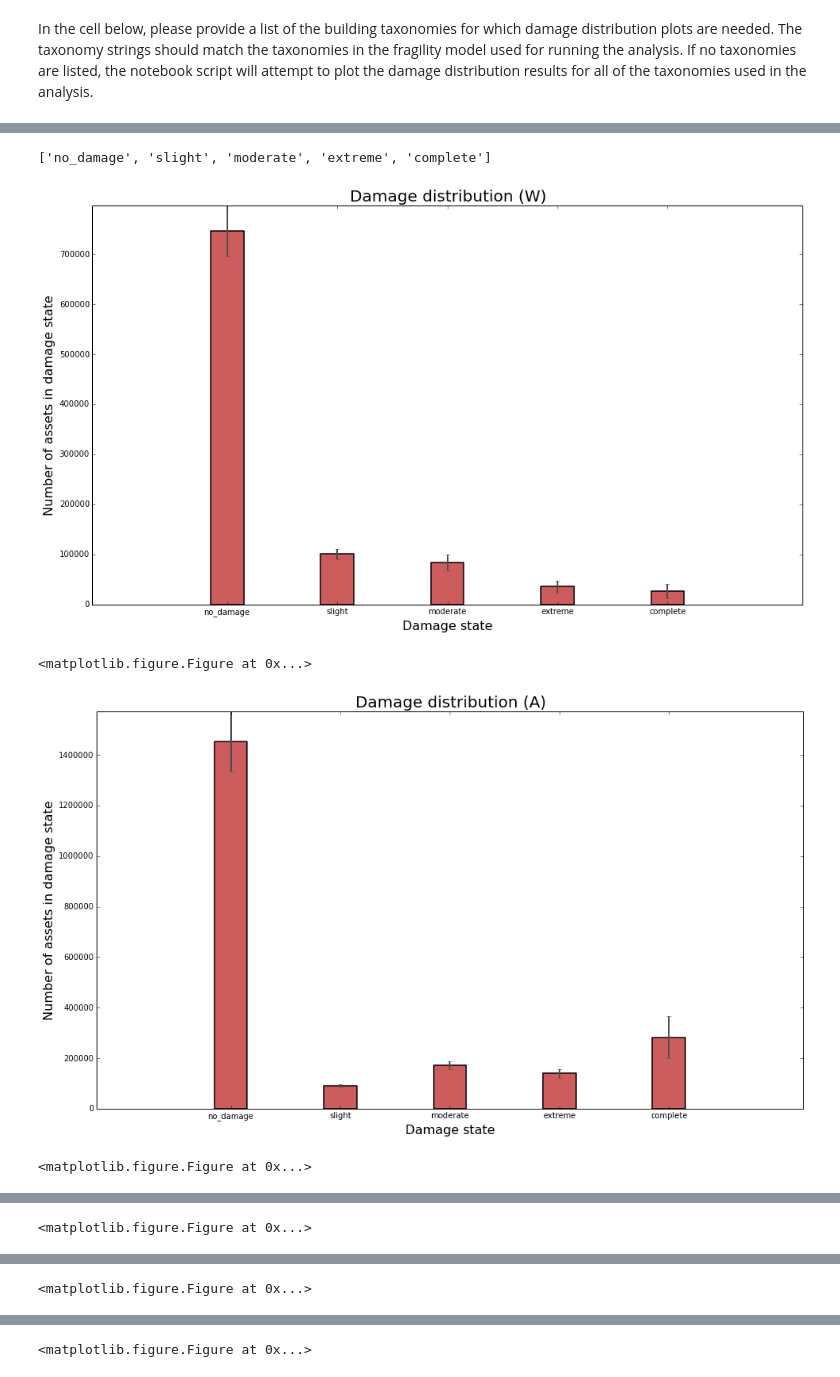
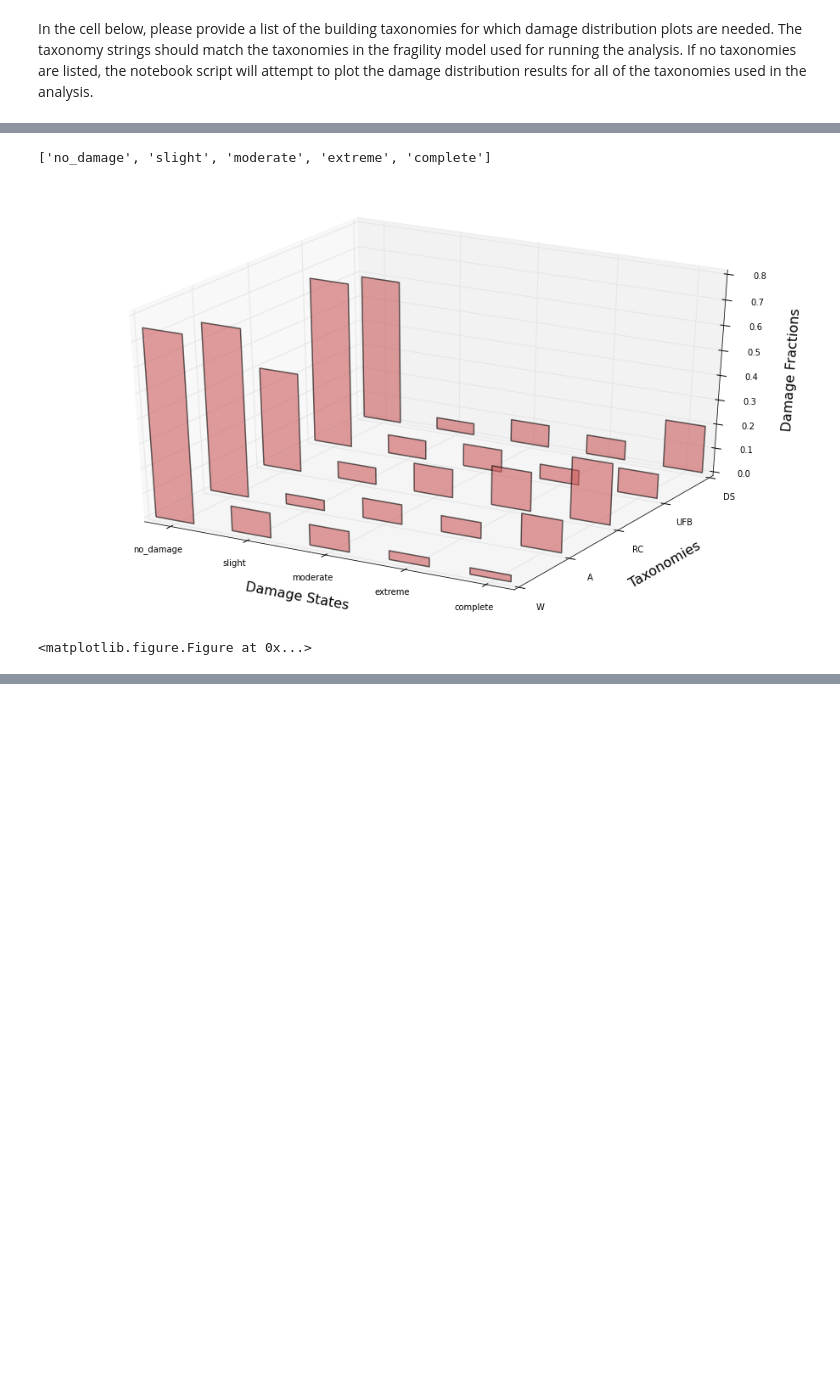
Before and after one commit to ccasotto/RMTK-backup, a Jupyter notebook: rmtk/plotting/damage_dist/plot_damage_dist.ipynb, the cells around one changed output, grey strips where cells are left out. Saved outputs shown, nothing was run; the diff lists cells and outputs as text; code cells hidden in the pictures; blank space fills up the shorter version.

Commit message:
Added 3d bar chart option to damage dist

```diff
--- a/rmtk/plotting/damage_dist/plot_damage_dist.ipynb
+++ b/rmtk/plotting/damage_dist/plot_damage_dist.ipynb
@@ -8,9 +8,8 @@ import plot_damage_dist as plotdd
 # %% [markdown]
 Please specify below the path of the xml file containing the damage distribution results:
 # %%
-total_dmg_dist_file = 'dmg_dist_total-1854.xml'
-tax_dmg_dist_file = 'dmg_dist_per_taxonomy-1854.xml'
-export_png = True
+total_dmg_dist_file = 'dmg_dist_total-363.xml'
+tax_dmg_dist_file = 'dmg_dist_per_taxonomy-363.xml'
 # %% [markdown]
 In the cell below, please provide a list of the building taxonomies for which damage distribution plots are needed. The taxonomy strings should match the taxonomies in the fragility model used for running the analysis. If no taxonomies are listed, the notebook script will attempt to plot the damage distribution results for all of the taxonomies used in the analysis.
 # %%
@@ -19,9 +20,10 @@ taxonomy_list=[]
 Setting the `export_png` flag in the cell below to `True` will export the loss curve plots for the specifed assets in the png format.
+# %%
+plot_3d = True
+export_png = True
 # %%
-plotdd.plot_damage_dist(tax_dmg_dist_file, taxonomy_list, plot_3d=False, export_png)
+plotdd.plot_damage_dist(tax_dmg_dist_file, taxonomy_list, plot_3d, export_png)
 # %% [output]
 ['no_damage', 'slight', 'moderate', 'extreme', 'complete']
-[figure, old version]
+[figure, new version]
 <matplotlib.figure.Figure at 0x...>
-[figure, removed]
-<matplotlib.figure.Figure at 0x...>
@@ -29 +29,0 @@ plotdd.plot_damage_dist(tax_dmg_dist_file, taxonomy_list, plot_3d=False, export_
-<matplotlib.figure.Figure at 0x...>
@@ -31 +29,0 @@ plotdd.plot_damage_dist(tax_dmg_dist_file, taxonomy_list, plot_3d=False, export_
-<matplotlib.figure.Figure at 0x...>
@@ -33 +29,0 @@ plotdd.plot_damage_dist(tax_dmg_dist_file, taxonomy_list, plot_3d=False, export_
-<matplotlib.figure.Figure at 0x...>
```
Also changed, not shown: parts of 2 cells of this notebook, 1 other file.
